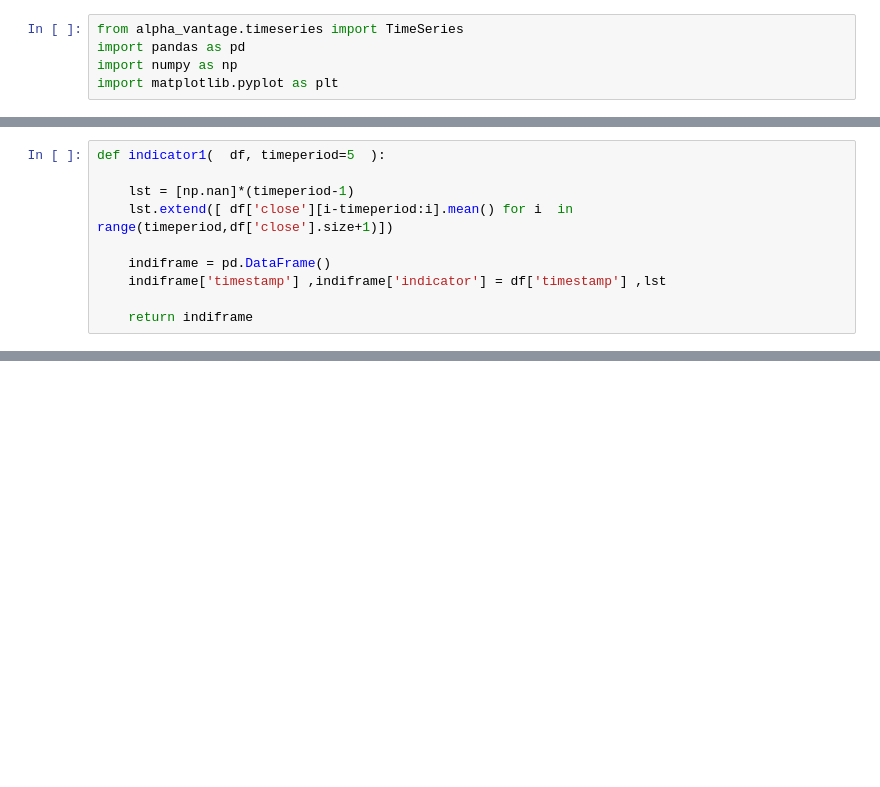
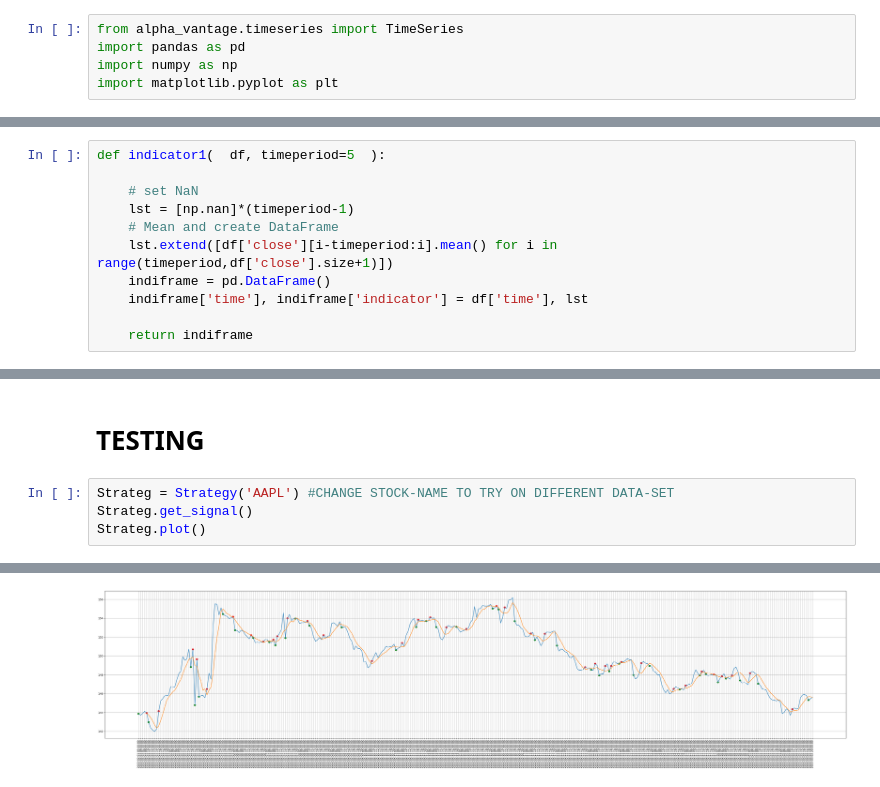
Before and after one commit to hruturaj-nikam-algobulls/AlgoTrading, a Jupyter notebook: AlgoBull.ipynb, the cells around one changed output, grey strips where cells are left out. Cells and saved outputs as stored; diff of their text form; blank space fills up the shorter version.

Commit message:
Update AlgoBull.ipynb
WRONG SIGNALS FIXED!

```diff
--- a/AlgoBull.ipynb
+++ b/AlgoBull.ipynb
@@ -72,10 +55,11 @@ False
 # %%
 def indicator1(  df, timeperiod=5  ):
 
+    # set NaN
     lst = [np.nan]*(timeperiod-1)
-    lst.extend([ df['close'][i-timeperiod:i].mean() for i  in range(timeperiod,df['close'].size+1)])
-
+    # Mean and create DataFrame
+    lst.extend([df['close'][i-timeperiod:i].mean() for i in range(timeperiod,df['close'].size+1)])
     indiframe = pd.DataFrame()
-    indiframe['timestamp'] ,indiframe['indicator'] = df['timestamp'] ,lst
+    indiframe['time'], indiframe['indicator'] = df['time'], lst
 
     return indiframe
@@ -157,0 +121,7 @@ Green : Purchase
+# %% [markdown]
+# TESTING
+# %%
+Strateg = Strategy('AAPL') #CHANGE STOCK-NAME TO TRY ON DIFFERENT DATA-SET
+Strateg.get_signal()
+Strateg.plot()
+# %% [output]
@@ -157,0 +145 @@ Green : Purchase
+[figure, added]
```
Also changed, not shown: parts of 12 cells of this notebook.
